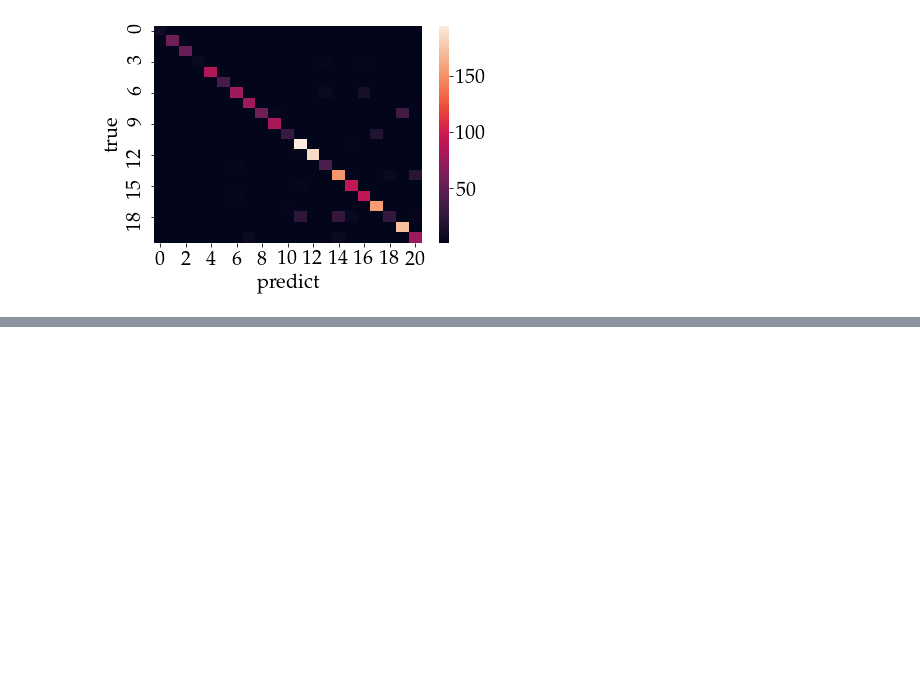
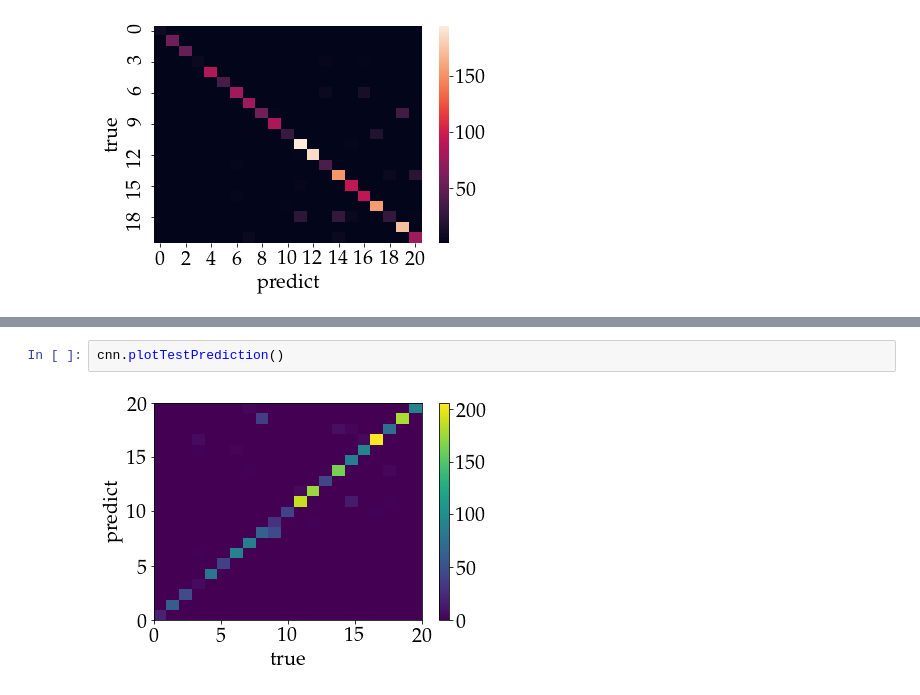
Before and after one commit to b-irsigler/CNN_classifier, a Jupyter notebook: CNN_classifier.ipynb, the cells around one changed output, grey strips where cells are left out. Saved outputs shown, nothing was run; the diff lists cells and outputs as text; blank space fills up the shorter version.

```diff
--- a/CNN_classifier.ipynb
+++ b/CNN_classifier.ipynb
@@ -137,0 +164,4 @@ ax = sns.heatmap(df_pivot)
+# %%
+cnn.plotTestPrediction()
+# %% [output]
+[figure, added]
```
Also changed, not shown: parts of 11 cells of this notebook, 2 other files.
